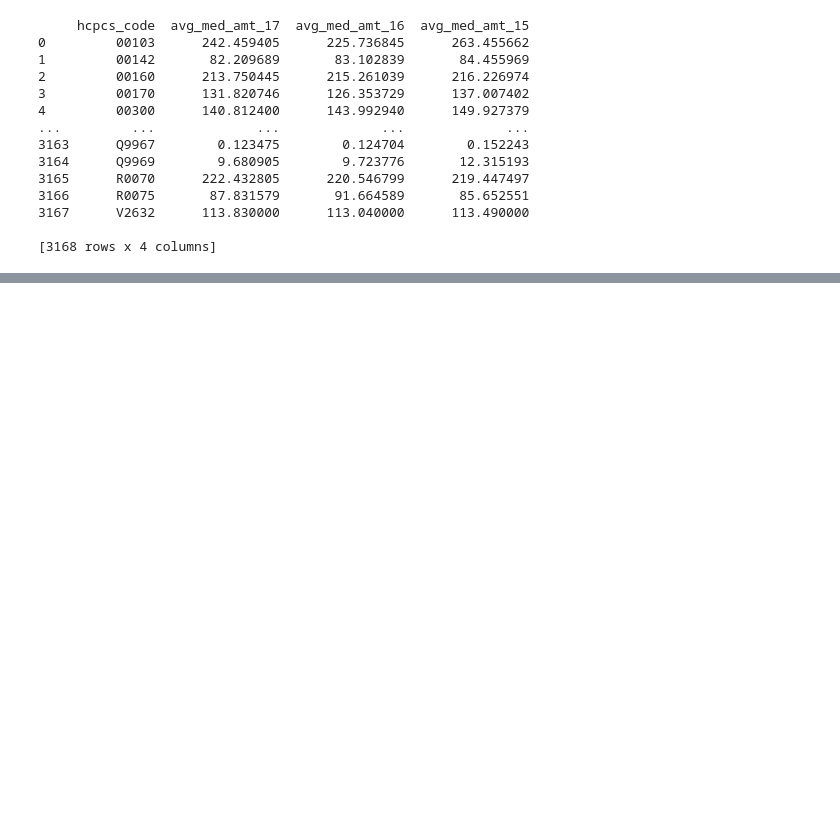
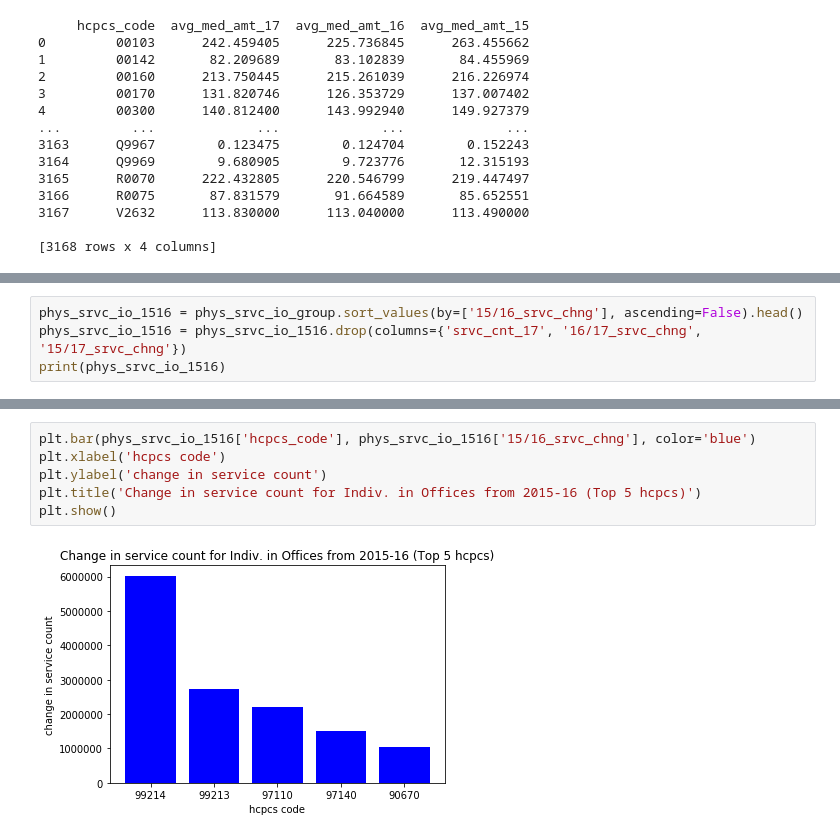
Before and after one commit to adamtsuch21/healthcare-bluebook-red-team, a Jupyter notebook: AT_option2.ipynb, the cells around one changed output, grey strips where cells are left out. Saved outputs shown, nothing was run; the diff lists cells and outputs as text; blank space fills up the shorter version.

```diff
--- a/AT_option2.ipynb
+++ b/AT_option2.ipynb
@@ -177,0 +442,4 @@ print(phys_join.head())
+# %%
+phys_srvc_io_1516 = phys_srvc_io_group.sort_values(by=['15/16_srvc_chng'], ascending=False).head()
+phys_srvc_io_1516 = phys_srvc_io_1516.drop(columns={'srvc_cnt_17', '16/17_srvc_chng', '15/17_srvc_chng'})
+print(phys_srvc_io_1516)
@@ -177,0 +663,8 @@ print(phys_join.head())
+# %%
+plt.bar(phys_srvc_io_1516['hcpcs_code'], phys_srvc_io_1516['15/16_srvc_chng'], color='blue')
+plt.xlabel('hcpcs code')
+plt.ylabel('change in service count')
+plt.title('Change in service count for Indiv. in Offices from 2015-16 (Top 5 hcpcs)')
+plt.show()
+# %% [output]
+[figure, added]
```
Also changed, not shown: parts of 74 cells of this notebook, 13 other files.
